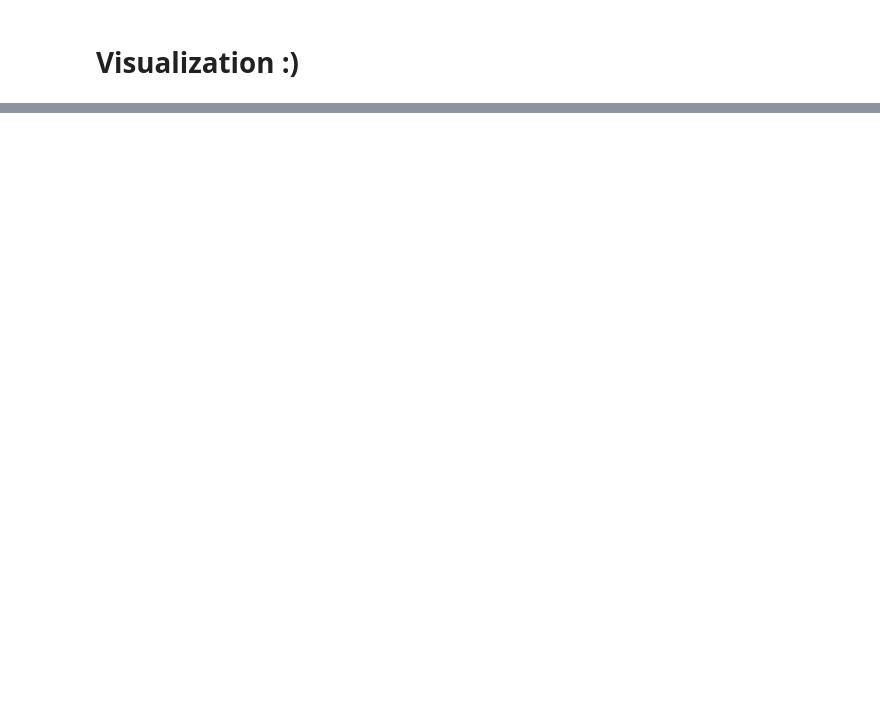
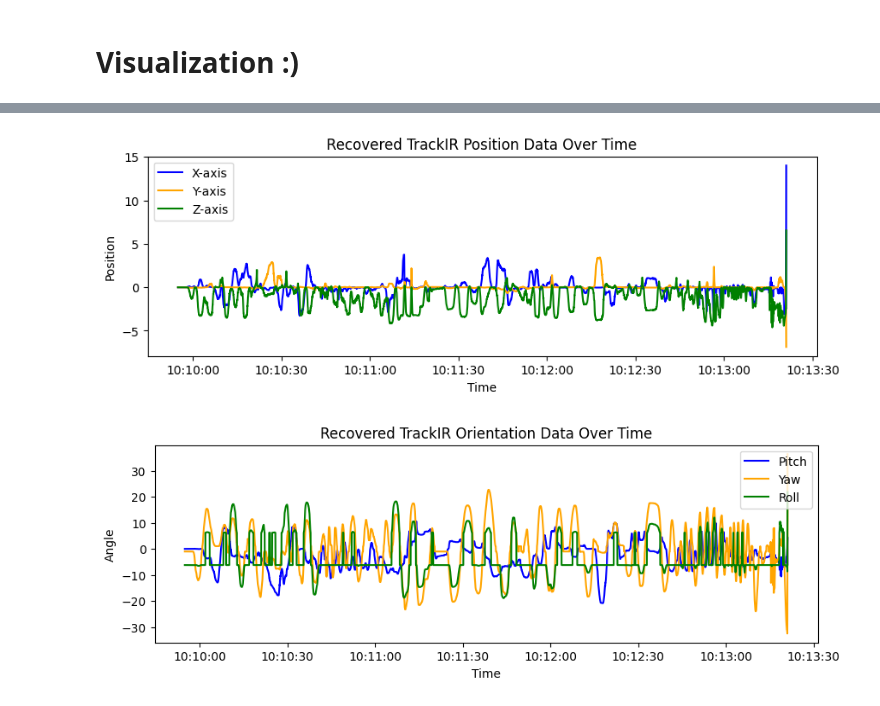
Before and after one commit to Wilby11/SenseMat, a Jupyter notebook: visualizing_trackir.ipynb, the cells around one changed output, grey strips where cells are left out. Cells and saved outputs as stored; diff of their text form; code cells hidden in the pictures; blank space fills up the shorter version.

Commit message:
Method to recover the data recorded with default-profile

```diff
--- a/visualizing_trackir.ipynb
+++ b/visualizing_trackir.ipynb
@@ -57,0 +217,14 @@ yaw_greater_than_90
+# %%
+# Loading libraries
+import pandas as pd
+import numpy as np
+import matplotlib.pyplot as plt
+# Reading SenseMat and TrackIR data:
+sensemat_file_path = "Synched data\\20260422T120945_sensemat_synched.csv"
+trackir_file_path = "Synched data\\20260422T120945_trackir_synched.csv"
+sensemat_df = pd.read_csv(sensemat_file_path, sep=",")
+trackir_df = pd.read_csv(trackir_file_path, sep=";")
+# Convert Unix timestamps to datetime
+trackir_df["Time"] = pd.to_datetime(trackir_df["Unix_Timestamp"], unit="s")
+trackir_df_recovered = recover_true_motion(trackir_df)
+trackir_df_recovered.describe()
@@ -57,0 +241,23 @@ yaw_greater_than_90
+# %%
+plt.figure(figsize=(10, 3))
+plt.plot(trackir_df_recovered["Time"], trackir_df_recovered["X_Recovered"], label="X-axis", color="blue")
+plt.plot(trackir_df_recovered["Time"], trackir_df_recovered["Y_Recovered"], label="Y-axis", color="orange")
+plt.plot(trackir_df_recovered["Time"], trackir_df_recovered["Z_Recovered"], label="Z-axis", color="green")
+plt.title("Recovered TrackIR Position Data Over Time")
+plt.xlabel("Time")
+plt.ylabel("Position")
+plt.legend()
+plt.show()
+
+plt.figure(figsize=(10, 3))
+plt.plot(trackir_df_recovered["Time"], trackir_df_recovered["Pitch_Recovered"], label="Pitch", color="blue")
+plt.plot(trackir_df_recovered["Time"], trackir_df_recovered["Yaw_Recovered"], label="Yaw", color="orange")
+plt.plot(trackir_df_recovered["Time"], trackir_df_recovered["Roll_Recovered"], label="Roll", color="green")
+plt.title("Recovered TrackIR Orientation Data Over Time")
+plt.xlabel("Time")
+plt.ylabel("Angle")
+plt.legend()
+plt.show()
+# %% [output]
+[figure, added]
+[figure, added]
```
Also changed, not shown: parts of 7 cells of this notebook.
